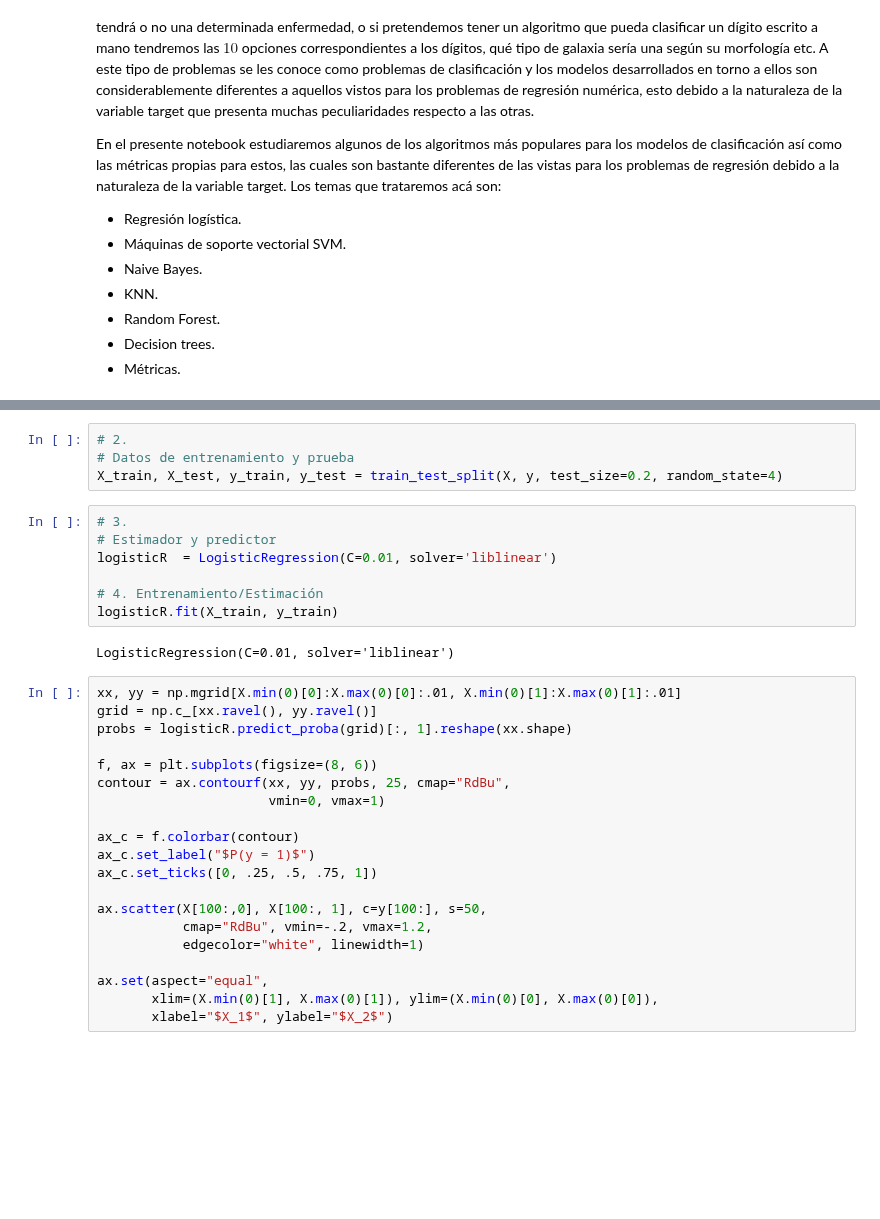
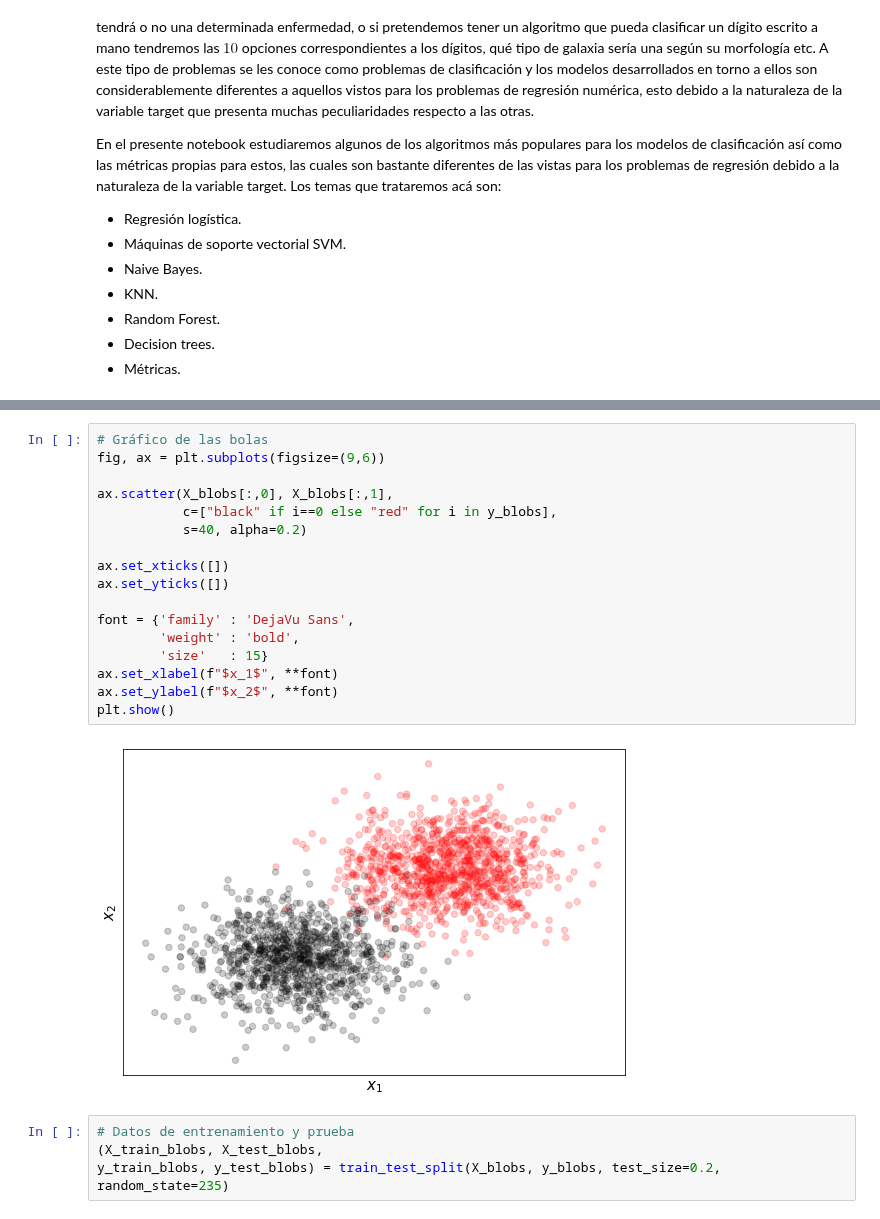
Before and after one commit to hplbrayan/Un-curso-de-Machine-Learning, a Jupyter notebook: 07_ML_Modelos_de_Regresion/N2_Classification_models.ipynb, the cells around one changed output, grey strips where cells are left out. Saved outputs shown, nothing was run; the diff lists cells and outputs as text; blank space fills up the shorter version.

```diff
--- a/07_ML_Modelos_de_Regresion/N2_Classification_models.ipynb
+++ b/07_ML_Modelos_de_Regresion/N2_Classification_models.ipynb
@@ -117,33 +114,23 @@ plt.show()
+# %%
+# Gráfico de las bolas
+fig, ax = plt.subplots(figsize=(9,6))
+
+ax.scatter(X_blobs[:,0], X_blobs[:,1],
+           c=["black" if i==0 else "red" for i in y_blobs],
+           s=40, alpha=0.2)
+
+ax.set_xticks([])
+ax.set_yticks([])
+
+font = {'family' : 'DejaVu Sans',
+        'weight' : 'bold',
+        'size'   : 15}
+ax.set_xlabel(f"$x_1$", **font)
+ax.set_ylabel(f"$x_2$", **font)
+plt.show()
+# %% [output]
+[figure, added]
 # %%
-# 2.
 # Datos de entrenamiento y prueba
-X_train, X_test, y_train, y_test = train_test_split(X, y, test_size=0.2, random_state=4)
+(X_train_blobs, X_test_blobs,
+y_train_blobs, y_test_blobs) = train_test_split(X_blobs, y_blobs, test_size=0.2, random_state=235)
-# %%
-# 3.
-# Estimador y predictor
-logisticR  = LogisticRegression(C=0.01, solver='liblinear')
-
-# 4. Entrenamiento/Estimación
-logisticR.fit(X_train, y_train)
-# %% [output]
-LogisticRegression(C=0.01, solver='liblinear')
-# %%
-xx, yy = np.mgrid[X.min(0)[0]:X.max(0)[0]:.01, X.min(0)[1]:X.max(0)[1]:.01]
-grid = np.c_[xx.ravel(), yy.ravel()]
-probs = logisticR.predict_proba(grid)[:, 1].reshape(xx.shape)
-
-f, ax = plt.subplots(figsize=(8, 6))
-contour = ax.contourf(xx, yy, probs, 25, cmap="RdBu",
-                      vmin=0, vmax=1)
-
-ax_c = f.colorbar(contour)
-ax_c.set_label("$P(y = 1)$")
-ax_c.set_ticks([0, .25, .5, .75, 1])
-
-ax.scatter(X[100:,0], X[100:, 1], c=y[100:], s=50,
-           cmap="RdBu", vmin=-.2, vmax=1.2,
-           edgecolor="white", linewidth=1)
-
-ax.set(aspect="equal",
-       xlim=(X.min(0)[1], X.max(0)[1]), ylim=(X.min(0)[0], X.max(0)[0]),
-       xlabel="$X_1$", ylabel="$X_2$")
```
Also changed, not shown: parts of 6 cells of this notebook.
